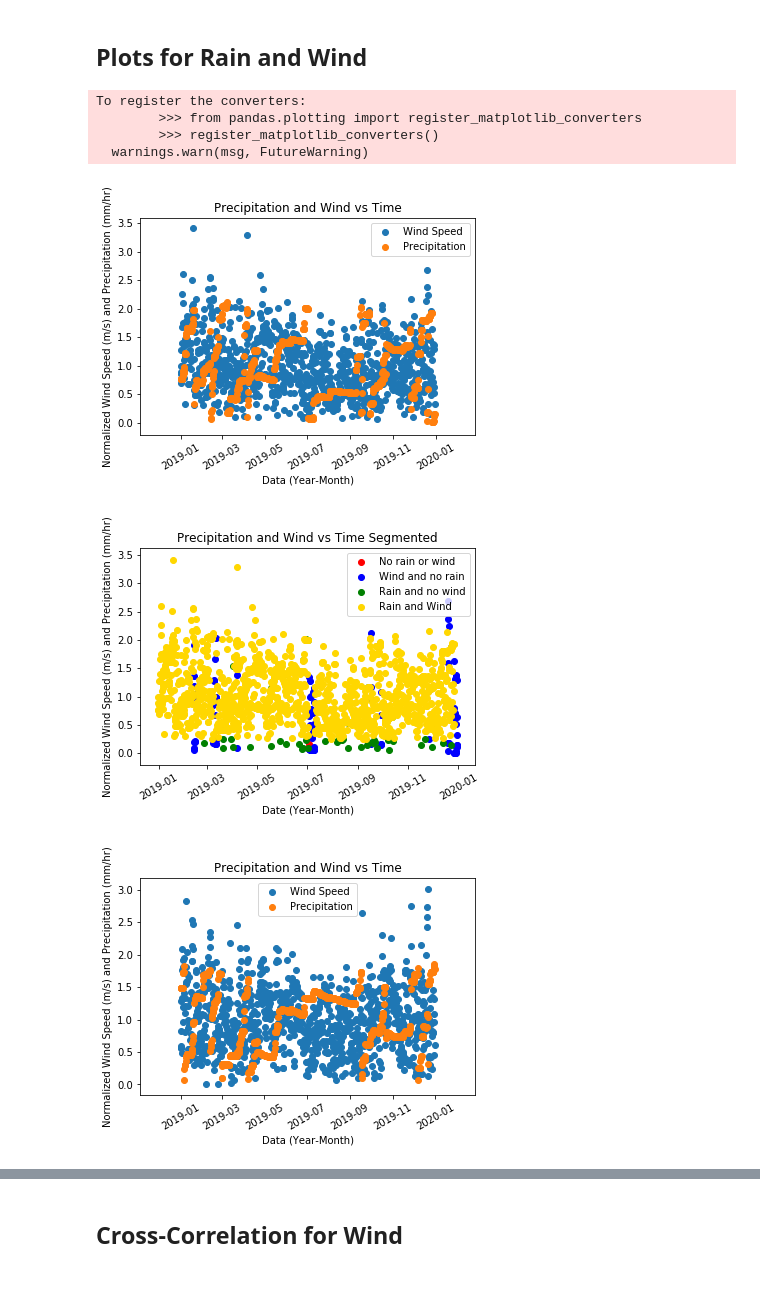
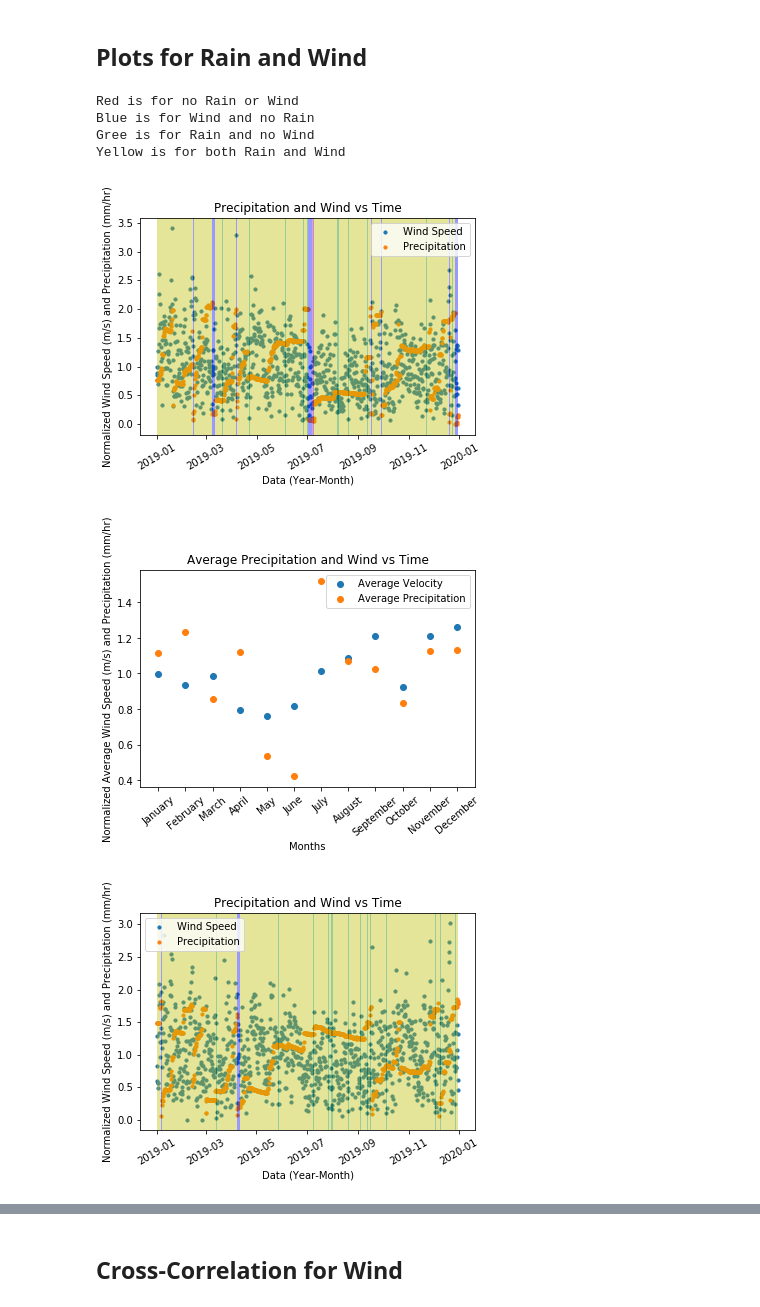
Before and after one commit to neil-uwb/Meteo-Project, a Jupyter notebook: Meteo Project.ipynb, the cells around one changed output, grey strips where cells are left out. Cells and saved outputs as stored; diff of their text form; code cells hidden in the pictures.

```diff
--- a/Meteo Project.ipynb
+++ b/Meteo Project.ipynb
@@ -45,6 +156,10 @@ OOSM_precipitation = []
 # %% [markdown]
 ## Plots for Rain and Wind
 # %%
+print('Red is for no Rain or Wind')
+print('Blue is for Wind and no Rain')
+print('Gree is for Rain and no Wind')
+print('Yellow is for both Rain and Wind')
 for i in range(len(data_request_url)):
     r = requests.get(data_request_url[i], auth=(USERNAME, TOKEN))
     data = r.json()
@@ -75,64 +190,68 @@ for i in range(len(data_request_url)):
     velocity1 = []
     precipitation1 = []
     time2 = []
     velocity2 = []
     precipitation2 = []
     time3 = []
     velocity3 = []
     precipitation3 = []
     time4 = []
     velocity4 = []
     precipitation4 = []
 
-    for i in range(len(time)):
+    for i in range(len(time)-1):
         if velocity[i]/np.mean(velocity) < .25 and precipitation[i]/np.mean(precipitation) < .25:
             #Case 1: No rain or wind
-            time1.append(time[i])
-            velocity1.append(velocity[i]/np.mean(velocity))
-            precipitation1.append(precipitation[i]/np.mean(precipitation))
+            #time1.append(time[i])
+            #velocity1.append(velocity[i]/np.mean(velocity))
+            #precipitation1.append(precipitation[i]/np.mean(precipitation))
+            plt.axvspan(time[i], time[i+1], facecolor='r', alpha=.4)
         elif velocity[i]/np.mean(velocity) >= .25 and precipitation[i]/np.mean(precipitation) < .25:
             #Case 2: Wind and no rain
-            time2.append(time[i])
-            velocity2.append(velocity[i]/np.mean(velocity))
-            precipitation2.append(precipitation[i]/np.mean(precipitation))
+            #time2.append(time[i])
+            #velocity2.append(velocity[i]/np.mean(velocity))
+            #precipitation2.append(precipitation[i]/np.mean(precipitation))
+            plt.axvspan(time[i], time[i+1], facecolor='b', alpha=.4)
         elif velocity[i]/np.mean(velocity) < .25 and precipitation[i]/np.mean(precipitation) >= .25:
             #Case 3: Rain and no wind
-            time3.append(time[i])
-            velocity3.append(velocity[i]/np.mean(velocity))
-            precipitation3.append(precipitation[i]/np.mean(precipitation))
+            #time3.append(time[i])
+            #velocity3.append(velocity[i]/np.mean(velocity))
+            #precipitation3.append(precipitation[i]/np.mean(precipitation))
+            plt.axvspan(time[i], time[i+1], facecolor='g', alpha=.4)
         else:
             #Case 4: Rain and Wind
-            time4.append(time[i])
-            velocity4.append(velocity[i]/np.mean(velocity))
-            precipitation4.append(precipitation[i]/np.mean(precipitation))
+            #time4.append(time[i])
+            #velocity4.append(velocity[i]/np.mean(velocity))
+            #precipitation4.append(precipitation[i]/np.mean(precipitation))
+            plt.axvspan(time[i], time[i+1], facecolor='y', alpha=.4)
 
-    plt.scatter(time,velocity/np.mean(velocity),label = 'Wind Speed')
-    plt.scatter(time,precipitation/np.mean(precipitation),label = 'Precipitation')
+    plt.scatter(time,velocity/np.mean(velocity),label = 'Wind Speed',s=10)
+    plt.scatter(time,precipitation/np.mean(precipitation),label = 'Precipitation',s=10)
     plt.legend()
     plt.xticks(rotation=30)
     plt.xlabel('Data (Year-Month)')
     plt.ylabel('Normalized Wind Speed (m/s) and Precipitation (mm/hr)')
     plt.title('Precipitation and Wind vs Time')
     plt.show()
-    plt.scatter(time1,velocity1,color = 'red',label = 'No rain or wind')
-    plt.scatter(time1,precipitation1,color = 'red')
-    plt.scatter(time2,velocity2,color = 'blue')
-    plt.scatter(time2,precipitation2,color = 'blue',label = 'Wind and no rain')
-    plt.scatter(time3,velocity3,color = 'green')
-    plt.scatter(time3,precipitation3,color = 'green',label = 'Rain and no wind')
-    plt.scatter(time4,velocity4,color = 'gold')
-    plt.scatter(time4,precipitation4,color = 'gold',label = 'Rain and Wind')
+
+    results = avgSet(time,velocity,precipitation)
+    #0 = velocity
+    #1 = precipitation
+    #2 = months
+
+    plt.scatter(results[2],results[0]/np.mean(velocity),label = 'Average Velocity')
+    plt.scatter(results[2],results[1]/np.mean(precipitation),label = 'Average Precipitation')
     plt.legend()
-    plt.xticks(rotation=30)
-    plt.xlabel('Date (Year-Month)')
-    plt.ylabel('Normalized Wind Speed (m/s) and Precipitation (mm/hr)')
-    plt.title('Precipitation and Wind vs Time Segmented')
+    plt.xticks(rotation=40)
+    plt.xlabel('Months')
+    plt.ylabel('Normalized Average Wind Speed (m/s) and Precipitation (mm/hr)')
+    plt.title('Average Precipitation and Wind vs Time')
     plt.show()
 # %% [output]
-To register the converters:
-        >>> from pandas.plotting import register_matplotlib_converters
-        >>> register_matplotlib_converters()
-  warnings.warn(msg, FutureWarning)
+Red is for no Rain or Wind
+Blue is for Wind and no Rain
+Gree is for Rain and no Wind
+Yellow is for both Rain and Wind
-[figure, old version]
+[figure, new version]
-[figure, old version]
+[figure, new version]
-[figure, old version]
+[figure, new version]
```
Also changed, not shown: parts of 5 cells of this notebook.
